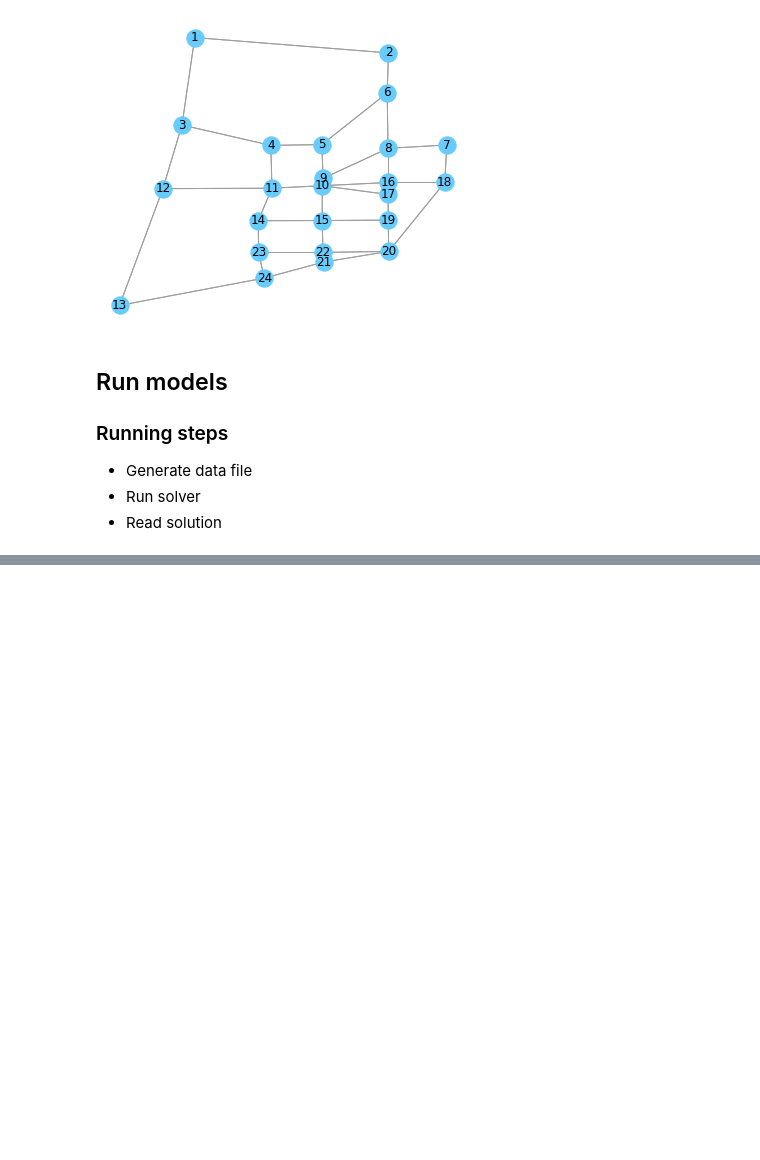
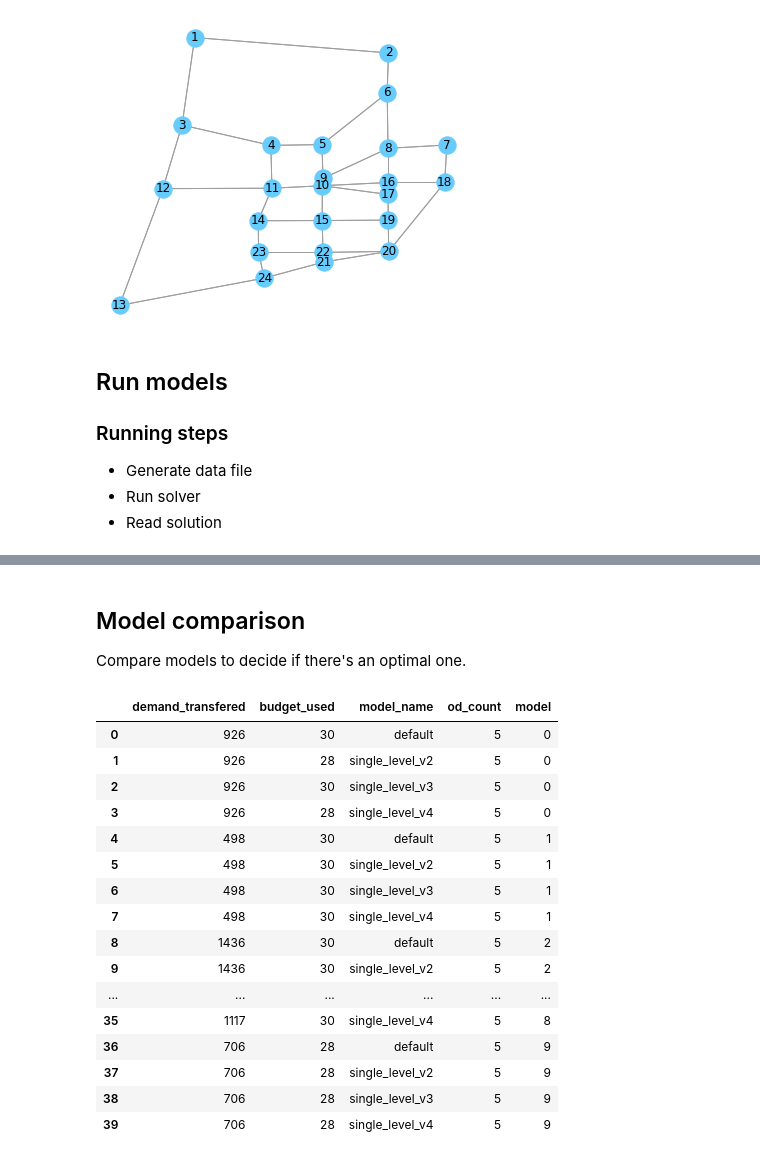
Before and after one commit to joaquinco/bicycle-network-design, a Jupyter notebook: notebooks/Sioux Falls.ipynb, the cells around one changed output, grey strips where cells are left out. Saved outputs shown, nothing was run; the diff lists cells and outputs as text; code cells hidden in the pictures; blank space fills up the shorter version.

```diff
--- a/notebooks/Sioux Falls.ipynb
+++ b/notebooks/Sioux Falls.ipynb
@@ -37,8 +39,3 @@ bc.draw.draw_graph(model.graph)
 - Generate data file
 - Run solver
 - Read solution
-# %%
-solution = model.solve()
-solution_v2 = model.solve(model_name='single_level_v2')
-solution_v3 = model.solve(model_name='single_level_v3')
-solution_v4 = model.solve(model_name='single_level_v4')
@@ -47,13 +41,0 @@ solution_v4 = model.solve(model_name='single_level_v4')
-# %%
-solutions = [solution, solution_v2, solution_v3, solution_v4]
-
-for s in solutions:
-    model_name = s.model_name or 'default'
-    print(f'Model: {model_name}')
-    print(f'Total demand transfered:', s.total_demand_transfered)
-    print(f'Budget used:', s.budget_used)
-    errors = model.validate_solution(s)
-    print(errors)
-    print('Solver shortest paths:')
-    pp(s.data.shortest_paths)
-    print()
@@ -100,0 +128,48 @@ solution_v2.data.demand_transfered
+# %% [markdown]
+## Model comparison
+
+Compare models to decide if there's an optimal one.
+# %%
+def compare_runs(index, run_batch):
+    """
+    Compute stats for each run so they can be compared.
+    Runs are assumed to correspond for the same exact model.
+
+    """
+    def exctract_data(run):
+        s = run['solution']
+
+        return {
+            'demand_transfered': s.total_demand_transfered,
+            'budget_used': s.budget_used,
+            'model_name': s.model_name,
+            'od_count': len(s.data.shortest_paths),
+            'model': index,
+        }
+
+    return [exctract_data(run) for run in run_batch]
+
+
+data = [d for index, run_batch in enumerate(runs) for d in compare_runs(index, run_batch)]
+# %%
+df = pd.DataFrame(data)
+# %%
+df
+# %% [output]
+|  | demand_transfered | budget_used | model_name | od_count | model |
+| 0 | 926 | 30 | default | 5 | 0 |
+| 1 | 926 | 28 | single_level_v2 | 5 | 0 |
+| 2 | 926 | 30 | single_level_v3 | 5 | 0 |
+| 3 | 926 | 28 | single_level_v4 | 5 | 0 |
+| 4 | 498 | 30 | default | 5 | 1 |
+| 5 | 498 | 30 | single_level_v2 | 5 | 1 |
+| 6 | 498 | 30 | single_level_v3 | 5 | 1 |
+| 7 | 498 | 30 | single_level_v4 | 5 | 1 |
+| 8 | 1436 | 30 | default | 5 | 2 |
+| 9 | 1436 | 30 | single_level_v2 | 5 | 2 |
+| ... | ... | ... | ... | ... | ... |
+| 35 | 1117 | 30 | single_level_v4 | 5 | 8 |
+| 36 | 706 | 28 | default | 5 | 9 |
+| 37 | 706 | 28 | single_level_v2 | 5 | 9 |
+| 38 | 706 | 28 | single_level_v3 | 5 | 9 |
+| 39 | 706 | 28 | single_level_v4 | 5 | 9 |
```
Also changed, not shown: parts of 9 cells of this notebook, 2 other files.
